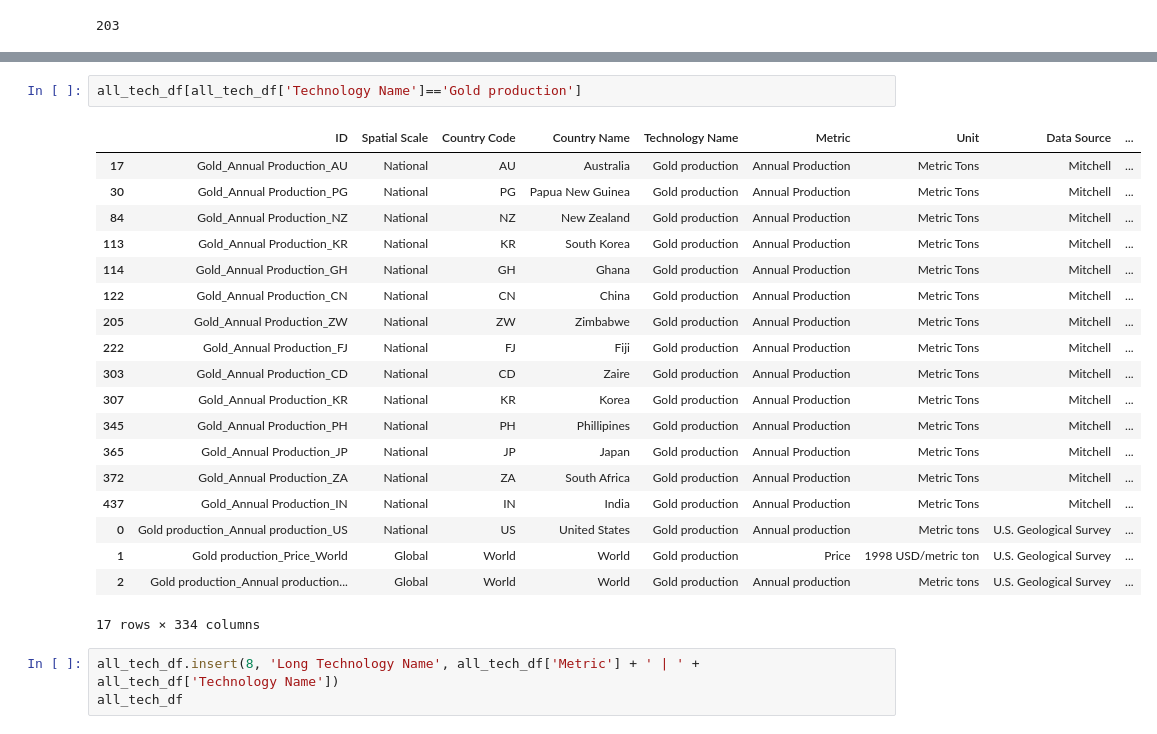
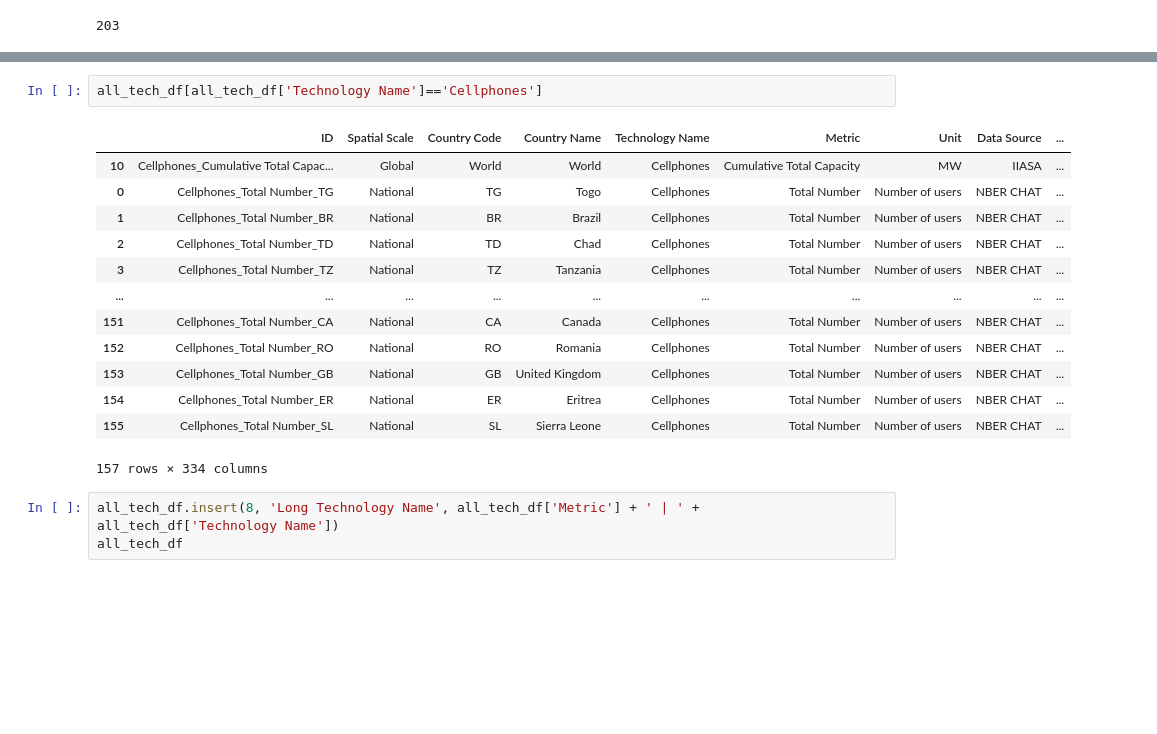
Before and after one commit to ariana848/historical_tech, a Jupyter notebook: compiler.ipynb, the cells around one changed output, grey strips where cells are left out. Cells and saved outputs as stored; diff of their text form; blank space fills up the shorter version.

```diff
--- a/compiler.ipynb
+++ b/compiler.ipynb
@@ -67,25 +67,19 @@ Rare Earth Mine Production
 # %%
-all_tech_df[all_tech_df['Technology Name']=='Gold production']
+all_tech_df[all_tech_df['Technology Name']=='Cellphones']
 # %% [output]
 |  | ID | Spatial Scale | Country Code | Country Name | Technology Name | Metric | Unit | Data Source | ... |
-| 17 | Gold_Annual Production_AU | National | AU | Australia | Gold production | Annual Production | Metric Tons | Mitchell | ... |
-| 30 | Gold_Annual Production_PG | National | PG | Papua New Guinea | Gold production | Annual Production | Metric Tons | Mitchell | ... |
-| 84 | Gold_Annual Production_NZ | National | NZ | New Zealand | Gold production | Annual Production | Metric Tons | Mitchell | ... |
-| 113 | Gold_Annual Production_KR | National | KR | South Korea | Gold production | Annual Production | Metric Tons | Mitchell | ... |
-| 114 | Gold_Annual Production_GH | National | GH | Ghana | Gold production | Annual Production | Metric Tons | Mitchell | ... |
-| 122 | Gold_Annual Production_CN | National | CN | China | Gold production | Annual Production | Metric Tons | Mitchell | ... |
-| 205 | Gold_Annual Production_ZW | National | ZW | Zimbabwe | Gold production | Annual Production | Metric Tons | Mitchell | ... |
-| 222 | Gold_Annual Production_FJ | National | FJ | Fiji | Gold production | Annual Production | Metric Tons | Mitchell | ... |
-| 303 | Gold_Annual Production_CD | National | CD | Zaire | Gold production | Annual Production | Metric Tons | Mitchell | ... |
-| 307 | Gold_Annual Production_KR | National | KR | Korea | Gold production | Annual Production | Metric Tons | Mitchell | ... |
-| 345 | Gold_Annual Production_PH | National | PH | Phillipines | Gold production | Annual Production | Metric Tons | Mitchell | ... |
-| 365 | Gold_Annual Production_JP | National | JP | Japan | Gold production | Annual Production | Metric Tons | Mitchell | ... |
-| 372 | Gold_Annual Production_ZA | National | ZA | South Africa | Gold production | Annual Production | Metric Tons | Mitchell | ... |
-| 437 | Gold_Annual Production_IN | National | IN | India | Gold production | Annual Production | Metric Tons | Mitchell | ... |
-| 0 | Gold production_Annual production_US | National | US | United States | Gold production | Annual production | Metric tons | U.S. Geological Survey | ... |
-| 1 | Gold production_Price_World | Global | World | World | Gold production | Price | 1998 USD/metric ton | U.S. Geological Survey | ... |
-| 2 | Gold production_Annual production... | Global | World | World | Gold production | Annual production | Metric tons | U.S. Geological Survey | ... |
+| 10 | Cellphones_Cumulative Total Capac... | Global | World | World | Cellphones | Cumulative Total Capacity | MW | IIASA | ... |
+| 0 | Cellphones_Total Number_TG | National | TG | Togo | Cellphones | Total Number | Number of users | NBER CHAT | ... |
+| 1 | Cellphones_Total Number_BR | National | BR | Brazil | Cellphones | Total Number | Number of users | NBER CHAT | ... |
+| 2 | Cellphones_Total Number_TD | National | TD | Chad | Cellphones | Total Number | Number of users | NBER CHAT | ... |
+| 3 | Cellphones_Total Number_TZ | National | TZ | Tanzania | Cellphones | Total Number | Number of users | NBER CHAT | ... |
+| ... | ... | ... | ... | ... | ... | ... | ... | ... | ... |
+| 151 | Cellphones_Total Number_CA | National | CA | Canada | Cellphones | Total Number | Number of users | NBER CHAT | ... |
+| 152 | Cellphones_Total Number_RO | National | RO | Romania | Cellphones | Total Number | Number of users | NBER CHAT | ... |
+| 153 | Cellphones_Total Number_GB | National | GB | United Kingdom | Cellphones | Total Number | Number of users | NBER CHAT | ... |
+| 154 | Cellphones_Total Number_ER | National | ER | Eritrea | Cellphones | Total Number | Number of users | NBER CHAT | ... |
+| 155 | Cellphones_Total Number_SL | National | SL | Sierra Leone | Cellphones | Total Number | Number of users | NBER CHAT | ... |
-17 rows × 334 columns
+157 rows × 334 columns
 # %%
 all_tech_df.insert(8, 'Long Technology Name', all_tech_df['Metric'] + ' | ' + all_tech_df['Technology Name'])
 all_tech_df
```
Also changed, not shown: parts of 5 cells of this notebook, 6 other files.
